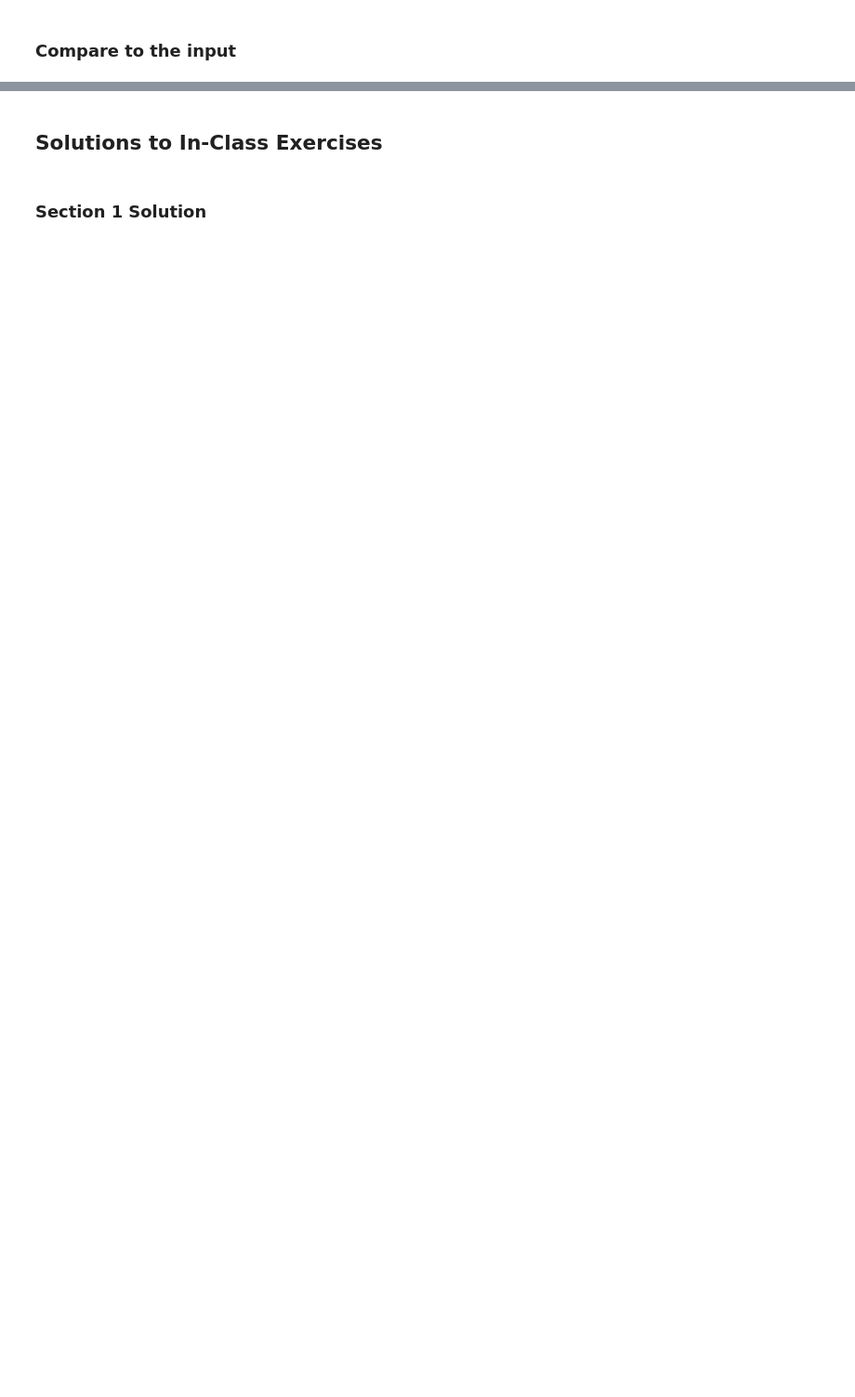
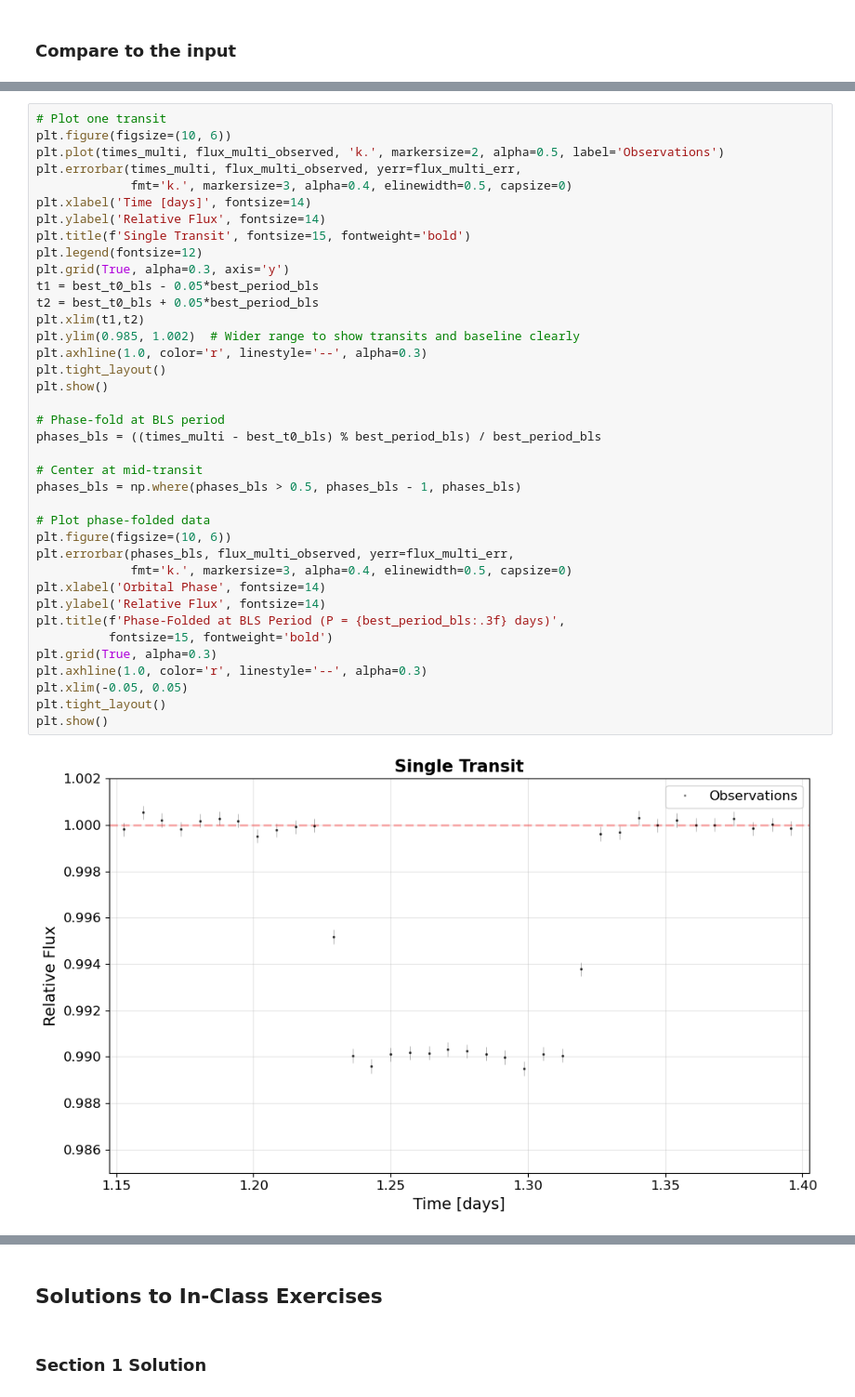
Before and after one commit to itviolin2013/Astro1221, a Jupyter notebook: Class Exercises/Class-30-Exercise.ipynb, the cells around one changed output, grey strips where cells are left out. Shown at 93% size. Drawn from its saved outputs; the diff is of its cells as text; blank space fills up the shorter version.

```diff
--- a/Class Exercises/Class-30-Exercise.ipynb
+++ b/Class Exercises/Class-30-Exercise.ipynb
@@ -823,0 +1098,40 @@ plt.show()
+# %%
+# Plot one transit
+plt.figure(figsize=(10, 6))
+plt.plot(times_multi, flux_multi_observed, 'k.', markersize=2, alpha=0.5, label='Observations')
+plt.errorbar(times_multi, flux_multi_observed, yerr=flux_multi_err,
+             fmt='k.', markersize=3, alpha=0.4, elinewidth=0.5, capsize=0)
+plt.xlabel('Time [days]', fontsize=14)
+plt.ylabel('Relative Flux', fontsize=14)
+plt.title(f'Single Transit', fontsize=15, fontweight='bold')
+plt.legend(fontsize=12)
+plt.grid(True, alpha=0.3, axis='y')
+t1 = best_t0_bls - 0.05*best_period_bls
+t2 = best_t0_bls + 0.05*best_period_bls
+plt.xlim(t1,t2)
+plt.ylim(0.985, 1.002)  # Wider range to show transits and baseline clearly
+plt.axhline(1.0, color='r', linestyle='--', alpha=0.3)
+plt.tight_layout()
+plt.show()
+
+# Phase-fold at BLS period
+phases_bls = ((times_multi - best_t0_bls) % best_period_bls) / best_period_bls
+
+# Center at mid-transit
+phases_bls = np.where(phases_bls > 0.5, phases_bls - 1, phases_bls)
+
+# Plot phase-folded data
+plt.figure(figsize=(10, 6))
+plt.errorbar(phases_bls, flux_multi_observed, yerr=flux_multi_err,
+             fmt='k.', markersize=3, alpha=0.4, elinewidth=0.5, capsize=0)
+plt.xlabel('Orbital Phase', fontsize=14)
+plt.ylabel('Relative Flux', fontsize=14)
+plt.title(f'Phase-Folded at BLS Period (P = {best_period_bls:.3f} days)',
+          fontsize=15, fontweight='bold')
+plt.grid(True, alpha=0.3)
+plt.axhline(1.0, color='r', linestyle='--', alpha=0.3)
+plt.xlim(-0.05, 0.05)
+plt.tight_layout()
+plt.show()
+# %% [output]
+[figure, added]
```
Also changed, not shown: parts of 32 cells of this notebook.
